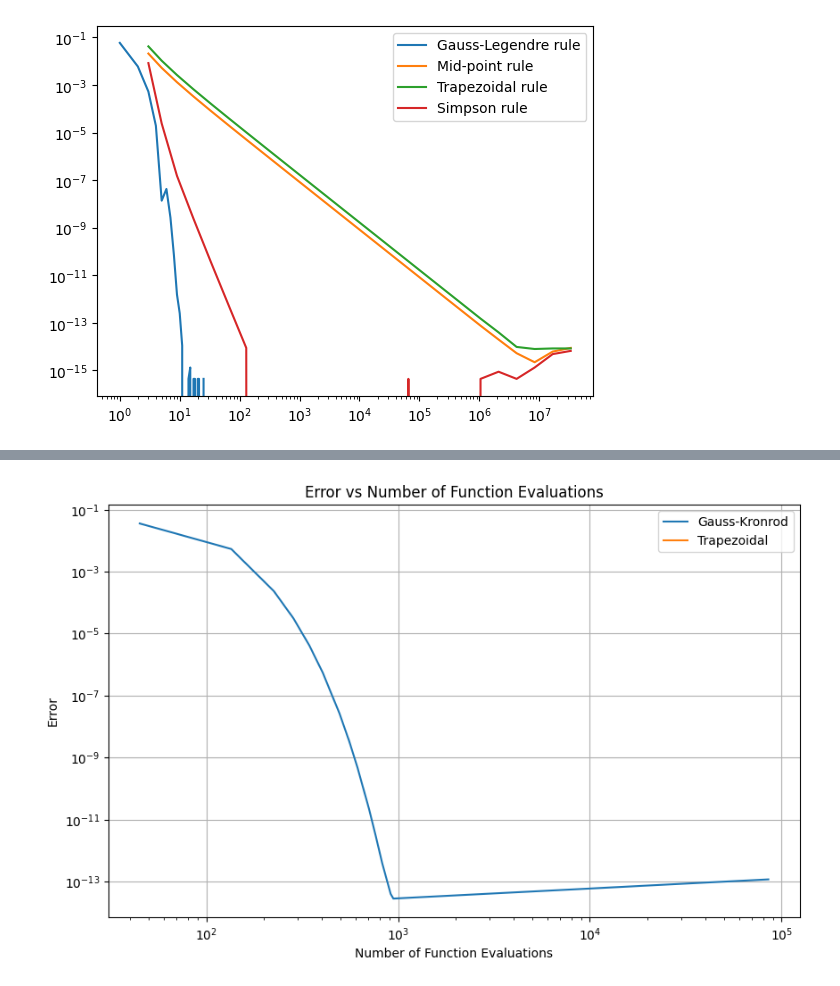
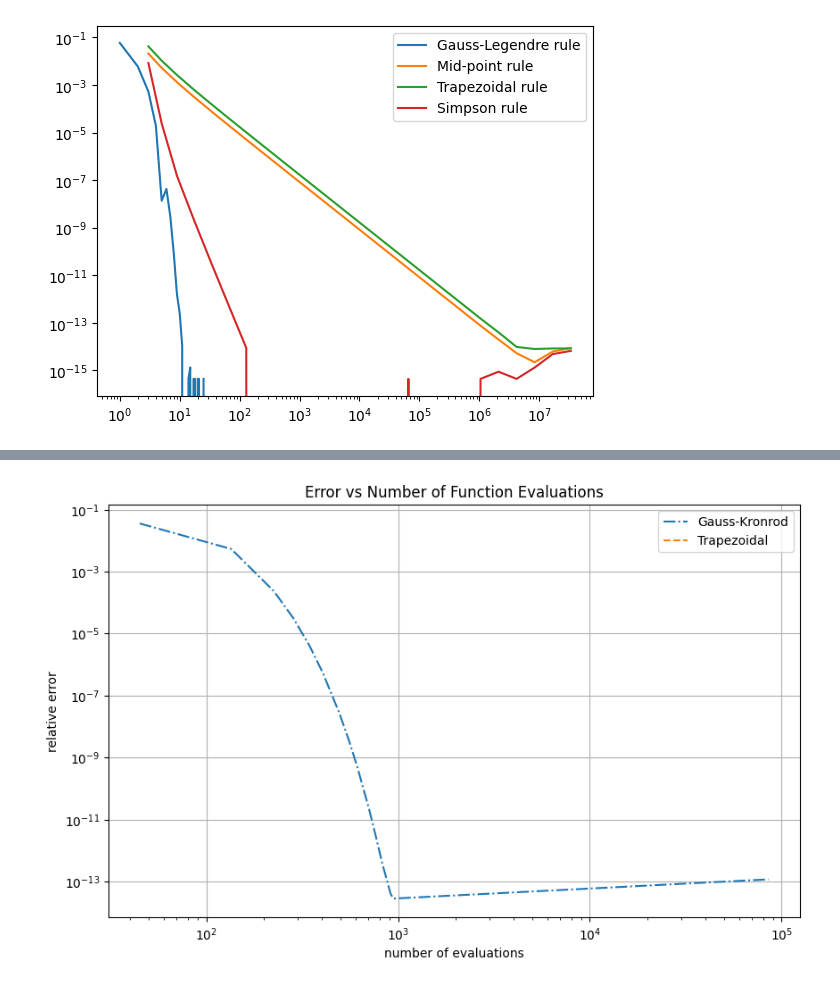
Before and after one commit to Fisieekk/MOwNiT, a Jupyter notebook: Lab7/1.ipynb, the cells around one changed output, grey strips where cells are left out. Saved outputs shown, nothing was run; the diff lists cells and outputs as text; code cells hidden in the pictures.

```diff
--- a/Lab7/1.ipynb
+++ b/Lab7/1.ipynb
@@ -152,18 +155,18 @@ plt.show()
 # %%
 
 errors_gk2, evaluations_gk2, errors_trap2, evaluations_trap2 = integrator_f1_f2(f2)
 # Plotting
 plt.figure(figsize=(10, 6))
-plt.loglog(evaluations_gk2, errors_gk2, label='Gauss-Kronrod')
-plt.loglog(evaluations_trap2, errors_trap2, label='Trapezoidal')
-plt.xlabel('Number of Function Evaluations')
-plt.ylabel('Error')
+plt.loglog(evaluations_gk2, errors_gk2, label='Gauss-Kronrod', ls="-.")
+plt.loglog(evaluations_trap2, errors_trap2, label='Trapezoidal', ls="--")
+plt.xlabel('number of evaluations')
+plt.ylabel('relative error')
 plt.title('Error vs Number of Function Evaluations')
 plt.legend()
 plt.grid(True)
 plt.show()
 # %% [output]
-[figure, old version]
+[figure, new version]
 # %%
 def integrator_f3(f,exact):
     errors_gk = []
```
Also changed, not shown: parts of 3 cells of this notebook.
